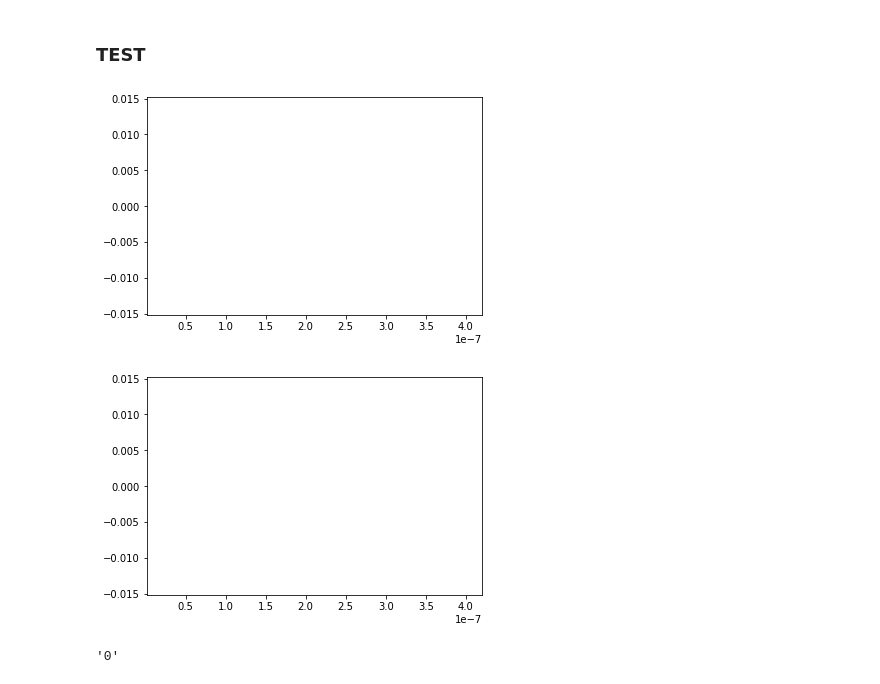
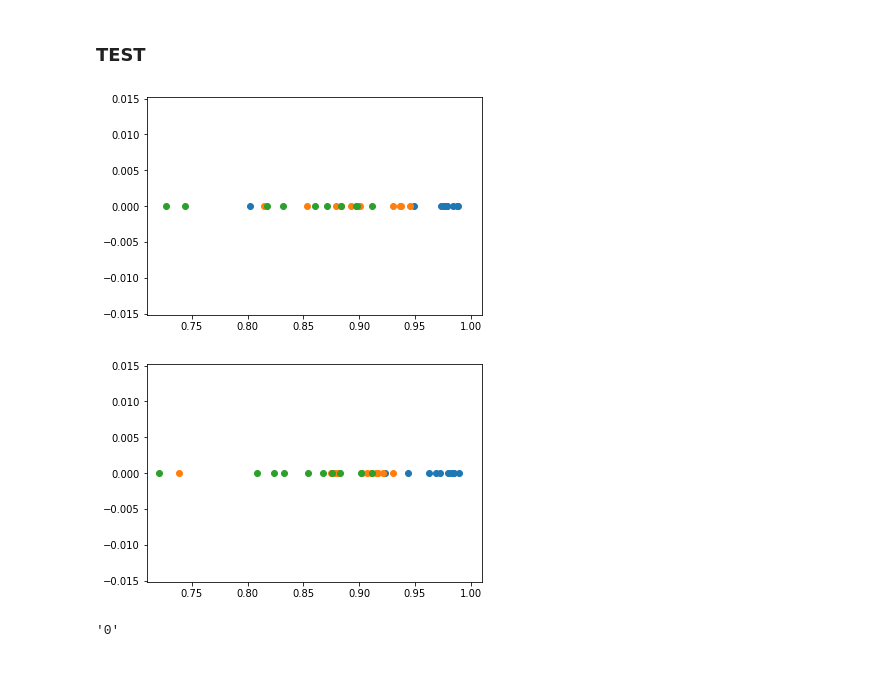
Before and after one commit to aronlo/tesis, a Jupyter notebook: cosine_distance_clean_metodology.ipynb, the cells around one changed output. Saved outputs shown, nothing was run; the diff lists cells and outputs as text; code cells hidden in the pictures.

```diff
--- a/cosine_distance_clean_metodology.ipynb
+++ b/cosine_distance_clean_metodology.ipynb
@@ -52,7 +52,7 @@ def standardizationMinMax(score, mini = 1466450 , maxi = 74067925):
     return (score - mini) / ( maxi - mini )
 
 def standardizationCosine(score):
-    return score
+    return 1 - score
 # %%
 '{0:.10f}'.format(standardization(3360554.513)) #Modelo1 usuario1
 # %% [output]
@@ -615,20 +615,20 @@ accuracy_score(y_test, y_pred)
 # %%
 sc1 = users_evaluation.loc[(users_evaluation.user_model == 1) & (users_evaluation.user_id == 1), "std_score"]
 sc2 = users_evaluation.loc[(users_evaluation.user_model == 1) & (users_evaluation.user_id == 2), "std_score"]
 sc3 = users_evaluation.loc[(users_evaluation.user_model == 1) & (users_evaluation.user_id == 3), "std_score"]
 
 y1 = np.zeros(len(sc1))
 y2 = np.zeros(len(sc2))
 y3 = np.zeros(len(sc3))
 
 plt.scatter(sc1, y1)
 plt.scatter(sc2, y2)
 plt.scatter(sc3, y3)
 
-plt.xlim([0.000000002, 0.00000042])
+plt.xlim([0.71, 1.01])
 plt.show()
 # %% [output]
-[figure, old version]
+[figure, new version]
 # %%
 sc1 = users_evaluation.loc[(users_evaluation.user_model == 2) & (users_evaluation.user_id == 1), "std_score"]
 sc2 = users_evaluation.loc[(users_evaluation.user_model == 2) & (users_evaluation.user_id == 2), "std_score"]
@@ -643,10 +643,10 @@ plt.scatter(sc2, y2)
 plt.scatter(sc1, y1)
 plt.scatter(sc3, y3)
 
-plt.xlim([0.000000002, 0.00000042])
+plt.xlim([0.71, 1.01])
 plt.show()
 # %% [output]
-[figure, old version]
+[figure, new version]
 # %%
 a = users_evaluation.min()["score"]
 
```
Also changed, not shown: parts of 5 cells of this notebook.
